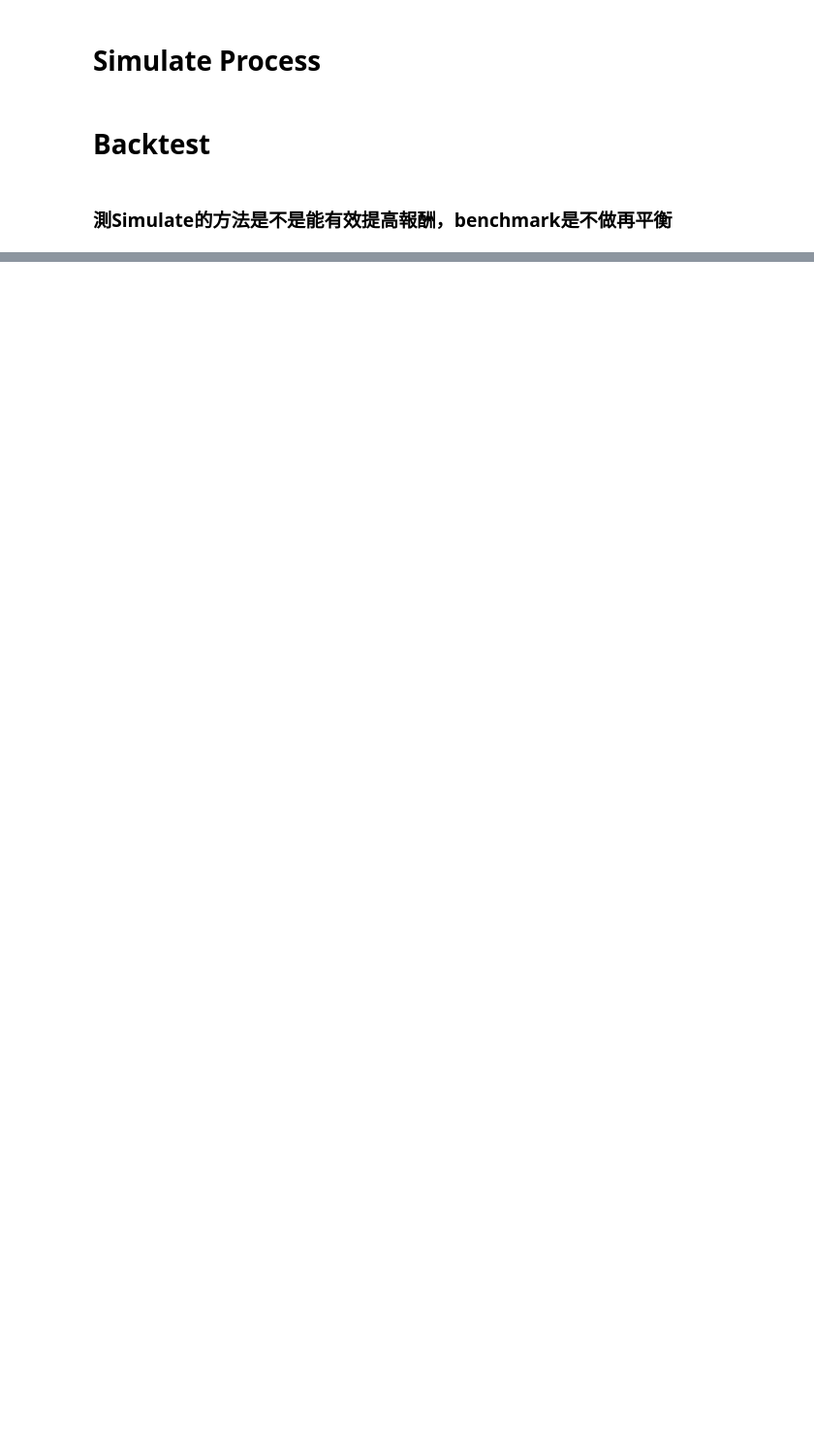
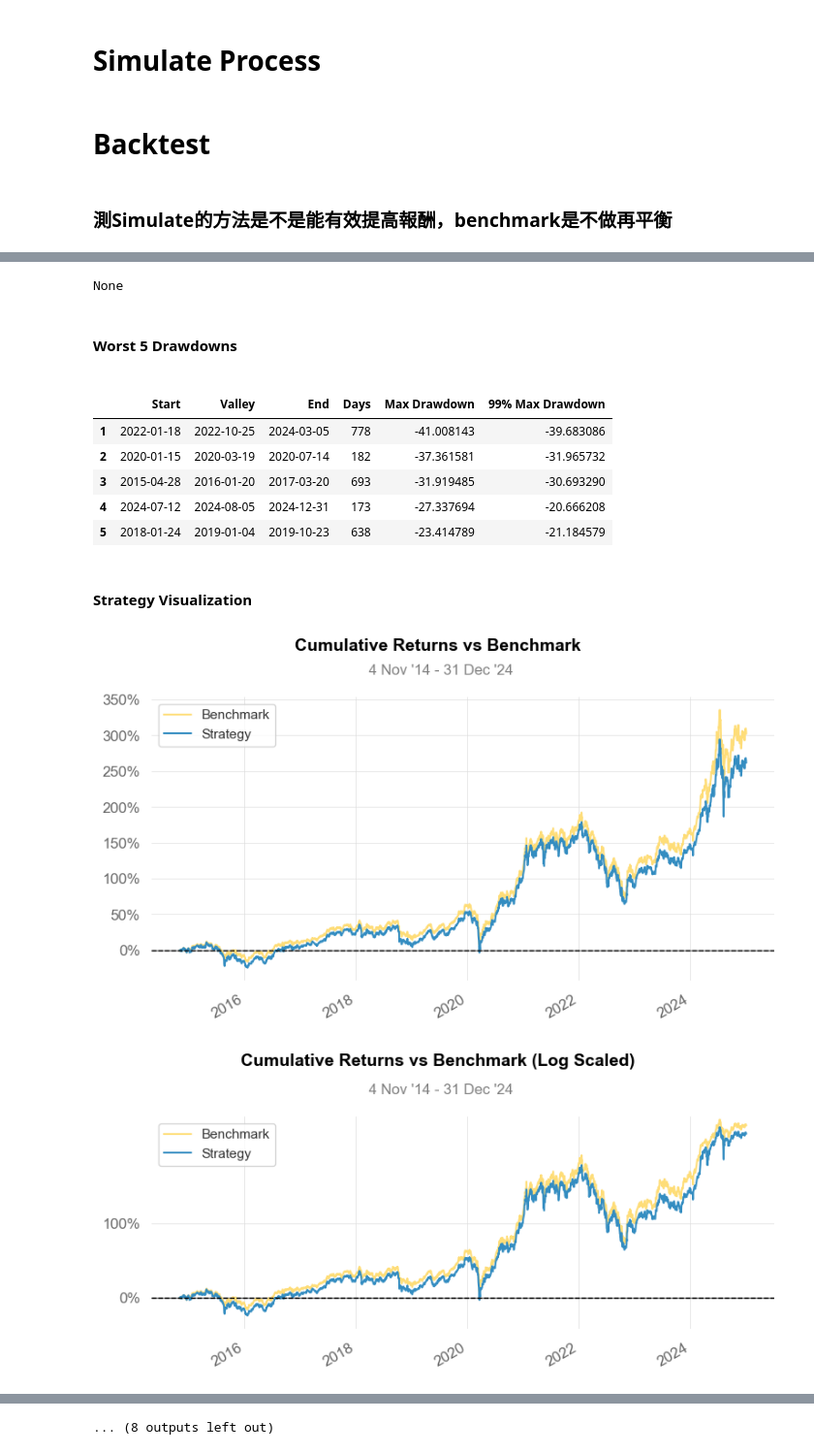
Before and after one commit to Xin95172/Personal-Project, a Jupyter notebook: reBalance_dynamic.ipynb, the cells around one changed output, grey strips where cells are left out. Shown at 97% size. Drawn from its saved outputs; the diff is of its cells as text; code cells hidden in the pictures; blank space fills up the shorter version.

```diff
--- a/reBalance_dynamic.ipynb
+++ b/reBalance_dynamic.ipynb
@@ -577,0 +582,26 @@ plt.show()
+# %%
+import pandas as pd
+
+def portfolio_returns_from_positions(df: pd.DataFrame,
+                                     cols=("position_0050", "position_00631L")) -> pd.DataFrame:
+    df = df.copy()
+    # 1. 投資組合總資產
+    df["equity"] = df[list(cols)].sum(axis=1)
+
+    # 2. 日報酬率
+    df["daily_ret"] = df["equity"].pct_change()
+
+    # 3. 累積報酬率（以初始資本為基準）
+    df["cumRet_pct"] = (df["equity"] / df["equity"].iloc[0]) - 1
+
+    return df
+# %%
+rebalanced_df      = pd.read_csv("rebalanced_df.csv", index_col=0, parse_dates=True)
+non_rebalanced_df  = pd.read_csv("non_rebalanced_df.csv", index_col=0, parse_dates=True)
+
+r_df  = portfolio_returns_from_positions(rebalanced_df)
+nr_df = portfolio_returns_from_positions(non_rebalanced_df)
+
+import quantstats as qs
+qs.reports.full(r_df["daily_ret"].dropna(), benchmark=nr_df["daily_ret"].dropna())
+# %% [output]
@@ -577,0 +626,11 @@ plt.show()
+None
+Worst 5 Drawdowns
+|  | Start | Valley | End | Days | Max Drawdown | 99% Max Drawdown |
+| 1 | 2022-01-18 | 2022-10-25 | 2024-03-05 | 778 | -41.008143 | -39.683086 |
+| 2 | 2020-01-15 | 2020-03-19 | 2020-07-14 | 182 | -37.361581 | -31.965732 |
+| 3 | 2015-04-28 | 2016-01-20 | 2017-03-20 | 693 | -31.919485 | -30.693290 |
+| 4 | 2024-07-12 | 2024-08-05 | 2024-12-31 | 173 | -27.337694 | -20.666208 |
+| 5 | 2018-01-24 | 2019-01-04 | 2019-10-23 | 638 | -23.414789 | -21.184579 |
+Strategy Visualization
+[figure, added]
+[figure, added]
@@ -577,0 +641 @@ plt.show()
+... (8 outputs left out)
```
Also changed, not shown: parts of 4 cells of this notebook, 2 other files.
